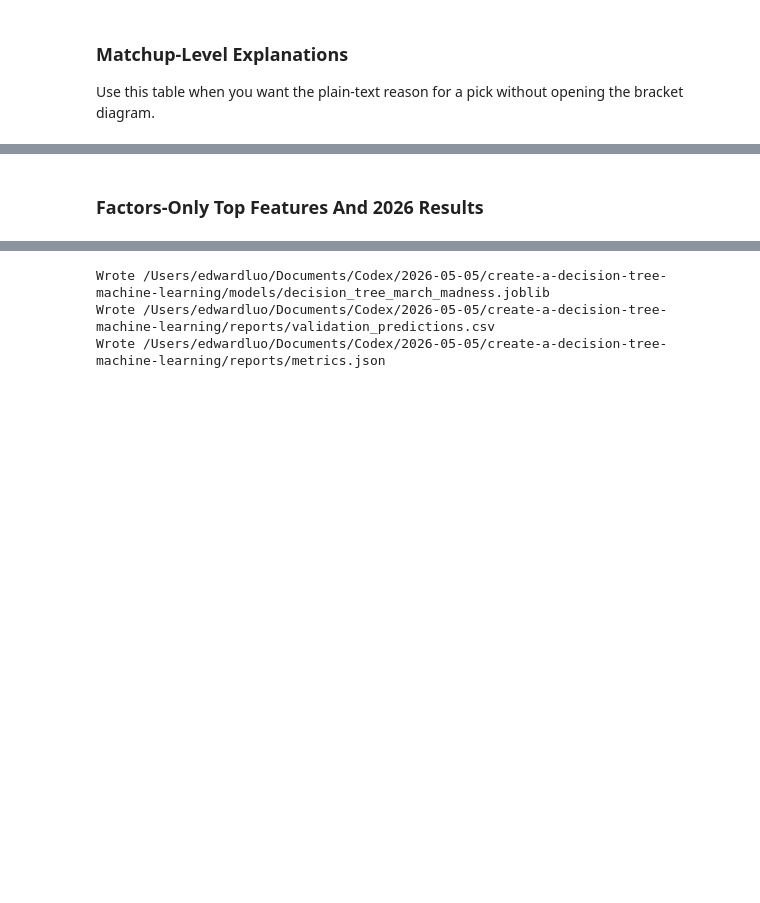
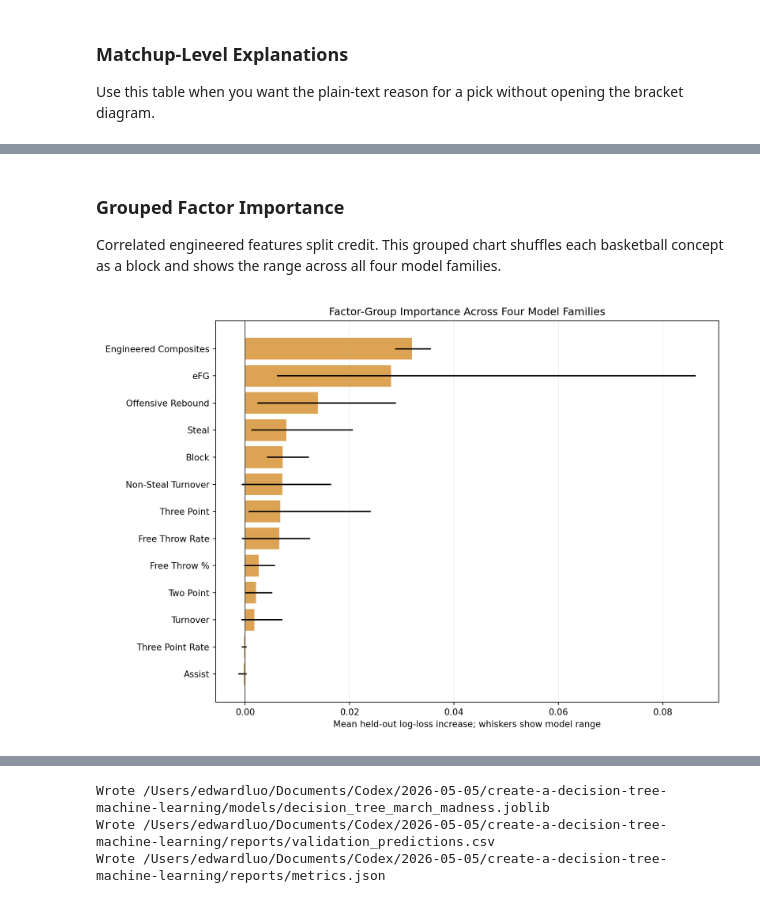
Before and after one commit to spacecowboy301/march-madness-decision-tree, a Jupyter notebook: notebooks/march_madness_decision_tree.ipynb, the cells around one changed output, grey strips where cells are left out. Cells and saved outputs as stored; diff of their text form; code cells hidden in the pictures; blank space fills up the shorter version.

```diff
--- a/notebooks/march_madness_decision_tree.ipynb
+++ b/notebooks/march_madness_decision_tree.ipynb
@@ -469,2 +491,8 @@ display(Image(filename=str(PROJECT_ROOT / 'reports' / 'factor_model_feature_impo
-# %% [markdown]
-### Factors-Only Top Features And 2026 Results
+# %% [markdown]
+### Grouped Factor Importance
+
+Correlated engineered features split credit. This grouped chart shuffles each basketball concept as a block and shows the range across all four model families.
+# %%
+display(Image(filename=str(PROJECT_ROOT / 'reports' / 'factor_model_group_importance.png')))
+# %% [output]
+[figure, added]
```
Also changed, not shown: parts of 19 cells of this notebook, 23 other files.
